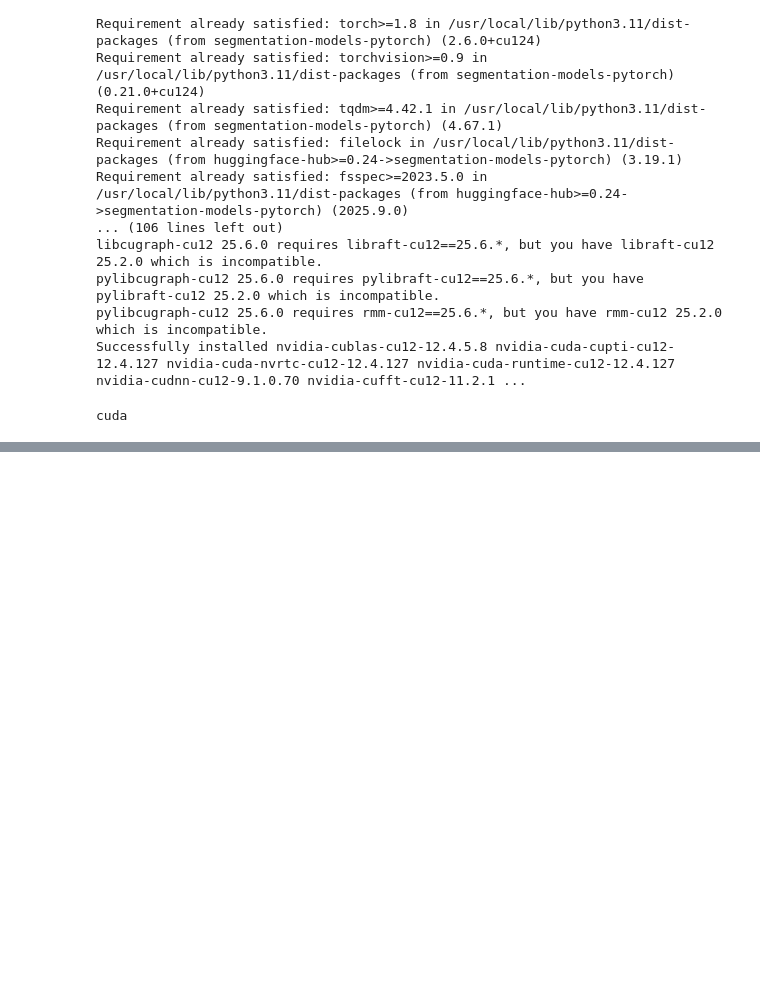
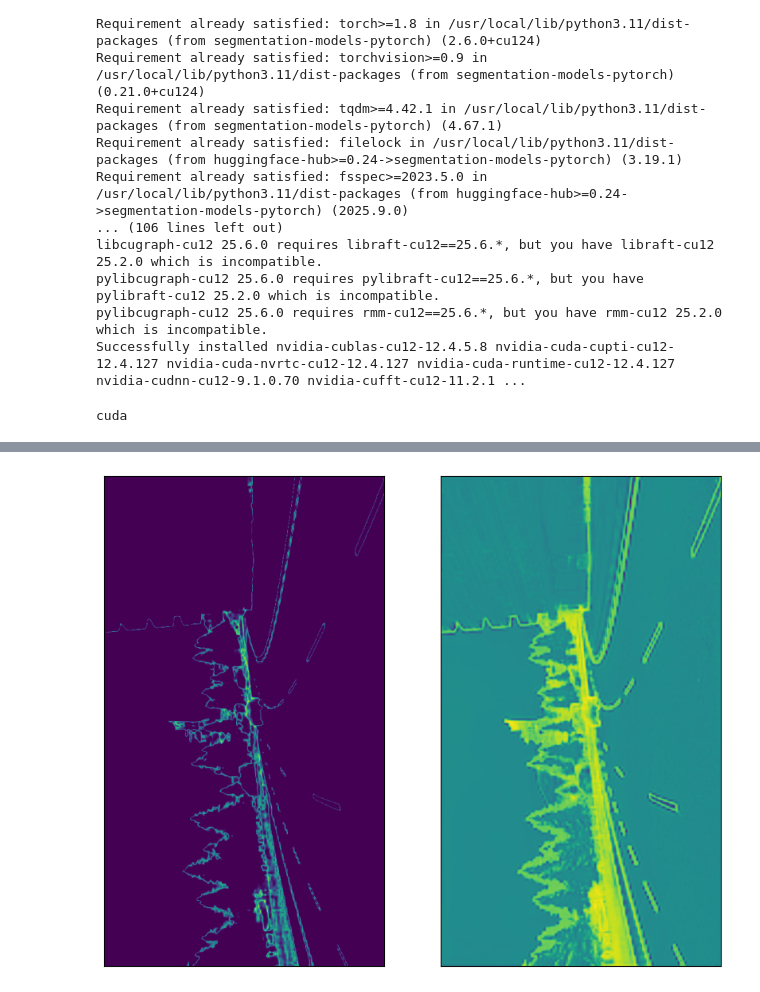
Before and after one commit to TechRufy/ML4CV_Project, a Jupyter notebook: main.ipynb, the cells around one changed output, grey strips where cells are left out. Saved outputs shown, nothing was run; the diff lists cells and outputs as text; code cells hidden in the pictures; blank space fills up the shorter version.

```diff
--- a/main.ipynb
+++ b/main.ipynb
@@ -590,0 +590,39 @@ for batch in test_dl:
+# %%
+def MMSP(probability_map):
+    MMSP_map = 1 - np.max(probability_map,axis=3)
+    return MMSP_map
+# %%
+def Probability_EDS(pixel_feature):
+    pixel_features_reshaped = logits.permute(0, 2, 3, 1) # (B, H, W, D)
+
+    S_xy = torch.zeros(pixel_features_reshaped.shape[0],pixel_features_reshaped.shape[1],pixel_features_reshaped.shape[2])
+    for t in range(13):
+        prototypes_t = Prototype[t].cpu() # This should now be (B, H, W, D)
+        difference_numerator = pixel_features_reshaped.cpu() - prototypes_t
+
+        squared_diff_numerator = np.sum(np.square(difference_numerator.numpy()),axis=3)
+        S_xy = S_xy + squared_diff_numerator
+
+    MaxS = np.max(S_xy.numpy())
+    P_EDS = 1 - S_xy/MaxS
+
+    return P_EDS
+# %%
+with torch.no_grad():
+    for batch in test_dl:
+
+        imgs = batch['image'].to(device)
+        labels = batch['labels'].to(device)
+
+        logits = feature_extractor(imgs)
+        probability_vector = get_probability(logits,Prototype,device)
+
+        fig, axs = plt.subplots(1, 2, figsize=(10, 12))
+        idx = 2
+
+        visualize_scene(MMSP(probability_vector.cpu().detach().numpy())[6], axs[0])
+        visualize_scene(Probability_EDS(logits.cpu().detach().numpy())[6], axs[1])
+
+        break
+# %% [output]
+[figure, added]
```
Also changed, not shown: parts of 9 cells of this notebook.
